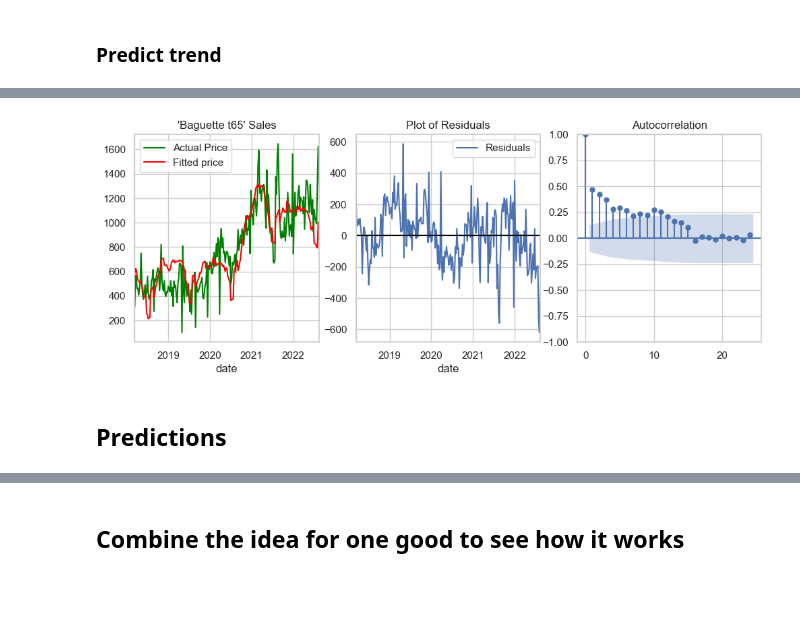
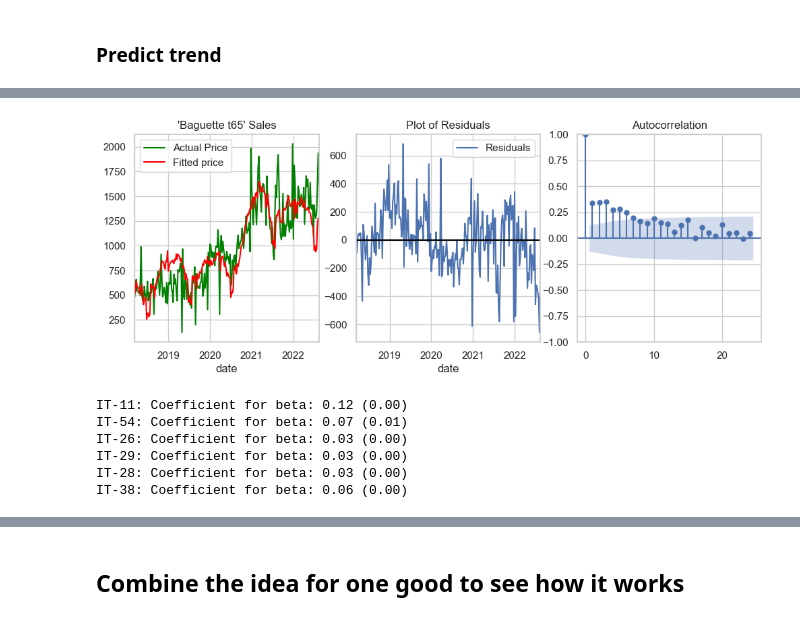
Before and after one commit to ronega/STAT222-project, a Jupyter notebook: analysis/Dmitrii_sandbox.ipynb, the cells around one changed output, grey strips where cells are left out. Saved outputs shown, nothing was run; the diff lists cells and outputs as text; code cells hidden in the pictures; blank space fills up the shorter version.

```diff
--- a/analysis/Dmitrii_sandbox.ipynb
+++ b/analysis/Dmitrii_sandbox.ipynb
@@ -356,0 +432,2 @@ Name: mean, dtype: float64
+# %%
+pred_trend = model_linear_trend.get_prediction([1, len(X) + 1]).summary_frame()['mean'][0]
@@ -356,0 +438,27 @@ Name: mean, dtype: float64
+# %%
+def get_dummies_by_index(idx, m_encoder, holidays, weather):
+    month_from_idx = idx.month.values.reshape(-1,1)
+    year_from_idx = idx.year
+
+    month = m_encoder.transform(month_from_idx).toarray()
+
+    if_holiday = len(national_holidays['first_day_of_week'].to_frame().\
+    merge(idx.\
+          to_frame(name='first_day_of_week'), how='right'))
+
+    holiday = pd.DataFrame({
+        'calendar_event': [if_holiday]
+    })
+
+    avg_temp = pd.DataFrame(
+        {'temp': [weather.set_index('date')[f'{year_from_idx[0]}-{month_from_idx[0][0]}']['temp'].mean()]}
+    )
+
+    month = pd.DataFrame(month, dtype=np.int16)
+    month.columns = encoder.get_feature_names_out(['Month'])
+
+    return pd.concat([
+        month,
+        holiday,
+        avg_temp
+    ], axis=1)
@@ -356,0 +470,5 @@ Name: mean, dtype: float64
+# %%
+next_period = sales.index[-1:].shift(1)[-1:]
+next_period_seasonality = get_dummies_by_index(next_period, encoder, national_holidays, rain)
+
+pred_seasonality = model_sales_fitted.get_prediction(next_period_seasonality).summary_frame()['mean'][0]
@@ -371,6 +646,6 @@ temp[['item_id', 'percentage']].head(5)
 # %%
 IT_11 = data_f[data_f['item_id'] == 'IT-11'][['quantity', 'price_ht', 'date']]
-IT_11 = IT_11[['price_ht', 'date']].set_index('date').resample('W').sum()
+IT_11 = IT_11[['price_ht', 'date']].set_index('date').resample('W-MON').sum()
 # %%
 Y_t = sales_pred.values
 Y_t = sm.add_constant(Y_t)
@@ -404,19 +679,17 @@ IT_11_pred.set_index(IT_11.index, inplace=True)
 # %%
 fig, ax = plt.subplots(1, 3, figsize=(12, 4))
 
 IT_11.plot(ax=ax[0], color='green')
 IT_11_pred.plot(ax=ax[0], color='red')
 ax[0].set_title(f"'{list(items[items['id'] == 'IT-11']['display_name'])[0]}' Sales")
 ax[0].legend(['Actual Price', 'Fitted price'])
 
-(IT_11_pred - IT_11).plot(ax=ax[1]);
+IT_11_res = IT_11_pred - IT_11
+IT_11_res.plot(ax=ax[1]);
 ax[1].axhline(y=0, color='black', linestyle='-')
 ax[1].set_title('Plot of Residuals')
 ax[1].legend(['Residuals'])
 
-plot_acf((IT_11_pred - IT_11), ax=ax[2]);
-#plot residuals: any additional seasonal effect?
+plot_acf(IT_11_res, ax=ax[2]);
 # %% [output]
-[figure, old version]
+[figure, new version]
-# %% [markdown]
-## Predictions
@@ -422,0 +708,10 @@ plot_acf((IT_11_pred - IT_11), ax=ax[2]);
+# %%
+for item in top_items[:6]:
+    print(f'{item}: {get_model_for_item(item)}')
+# %% [output]
+IT-11: Coefficient for beta: 0.12 (0.00)
+IT-54: Coefficient for beta: 0.07 (0.01)
+IT-26: Coefficient for beta: 0.03 (0.00)
+IT-29: Coefficient for beta: 0.03 (0.00)
+IT-28: Coefficient for beta: 0.03 (0.00)
+IT-38: Coefficient for beta: 0.06 (0.00)
```
Also changed, not shown: parts of 126 cells of this notebook.
